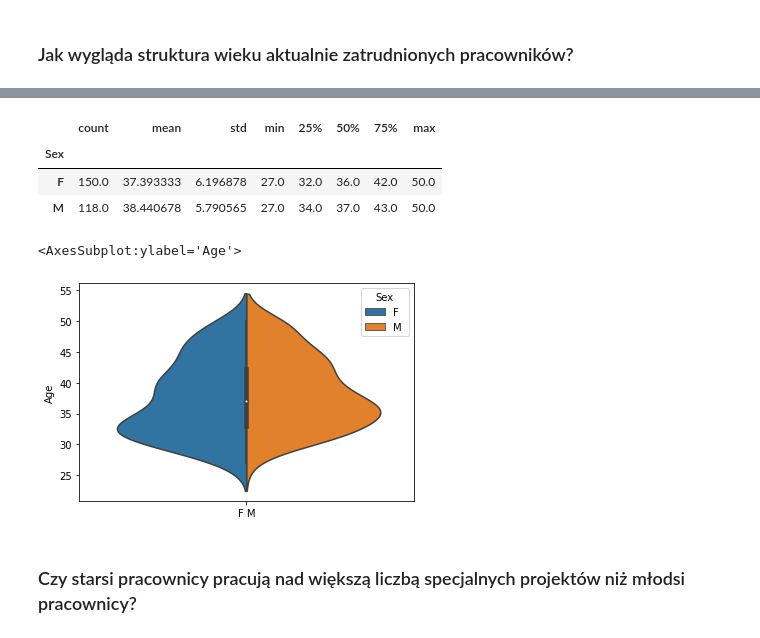
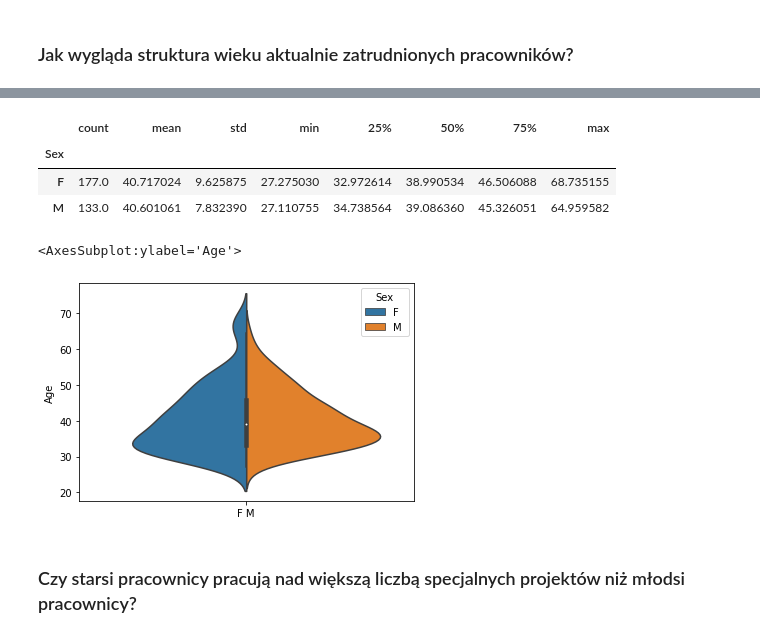
Before and after one commit to KaKaPe/analiza_danych_z_pythonem, a Jupyter notebook: Zadanie_analiza_danych.ipynb, the cells around one changed output, grey strips where cells are left out. Drawn from its saved outputs; the diff is of its cells as text; code cells hidden in the pictures.

```diff
--- a/Zadanie_analiza_danych.ipynb
+++ b/Zadanie_analiza_danych.ipynb
@@ -55,0 +35,3 @@ df[['DateofTermination','DOB','DateofHire']].head()
+# %%
+df['DOB'] = df['DOB'].apply(lambda x: x if x.year <= 2019 else dt.date((x.year - 100), x.month, x.day))
+df['DOB'].head()
@@ -317,14 +315,14 @@ Name: Age, dtype: float64
 # %%
-df_age_corr.groupby('Sex')['Age'].describe()
+df.groupby('Sex')['Age'].describe()
 # %% [output]
 |  | count | mean | std | min | 25% | 50% | 75% | max |
 | Sex |  |  |  |  |  |  |  |  |
-| F | 150.0 | 37.393333 | 6.196878 | 27.0 | 32.0 | 36.0 | 42.0 | 50.0 |
-| M | 118.0 | 38.440678 | 5.790565 | 27.0 | 34.0 | 37.0 | 43.0 | 50.0 |
+| F | 177.0 | 40.717024 | 9.625875 | 27.275030 | 32.972614 | 38.990534 | 46.506088 | 68.735155 |
+| M | 133.0 | 40.601061 | 7.832390 | 27.110755 | 34.738564 | 39.086360 | 45.326051 | 64.959582 |
 # %%
-sns.violinplot(x=['F M']*len(df_age_corr), y='Age', hue='Sex', data=df_age_corr, split='True')
+sns.violinplot(x=['F M']*len(df), y='Age', hue='Sex', data=df, split='True')
 # %% [output]
 <AxesSubplot:ylabel='Age'>
-[figure, old version]
+[figure, new version]
 # %% [markdown]
 ### Czy starsi pracownicy pracują nad większą liczbą specjalnych projektów niż młodsi pracownicy?
```
Also changed, not shown: parts of 15 cells of this notebook.
